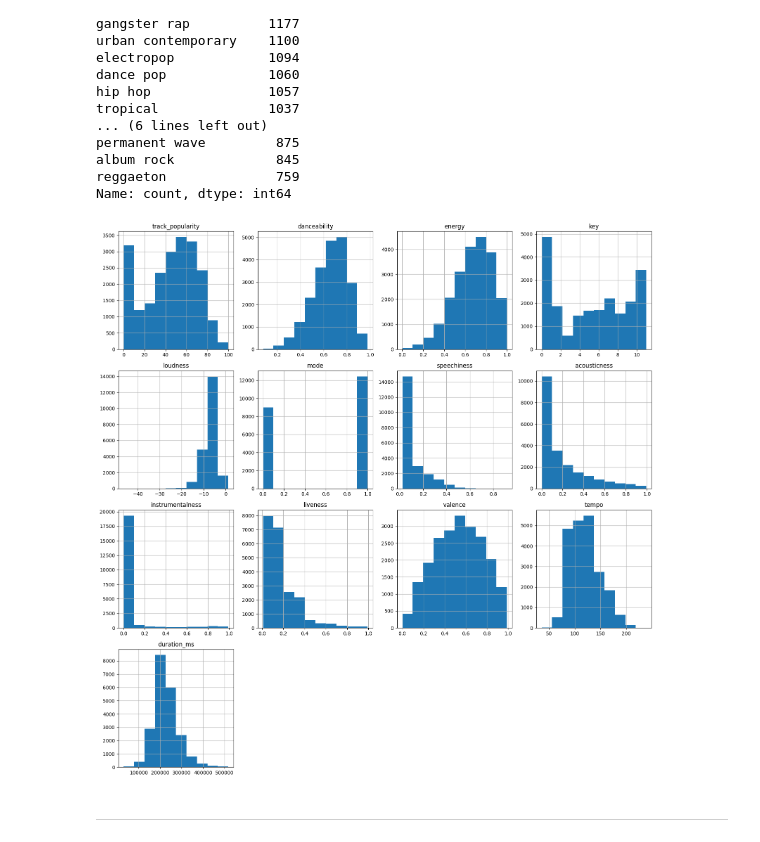
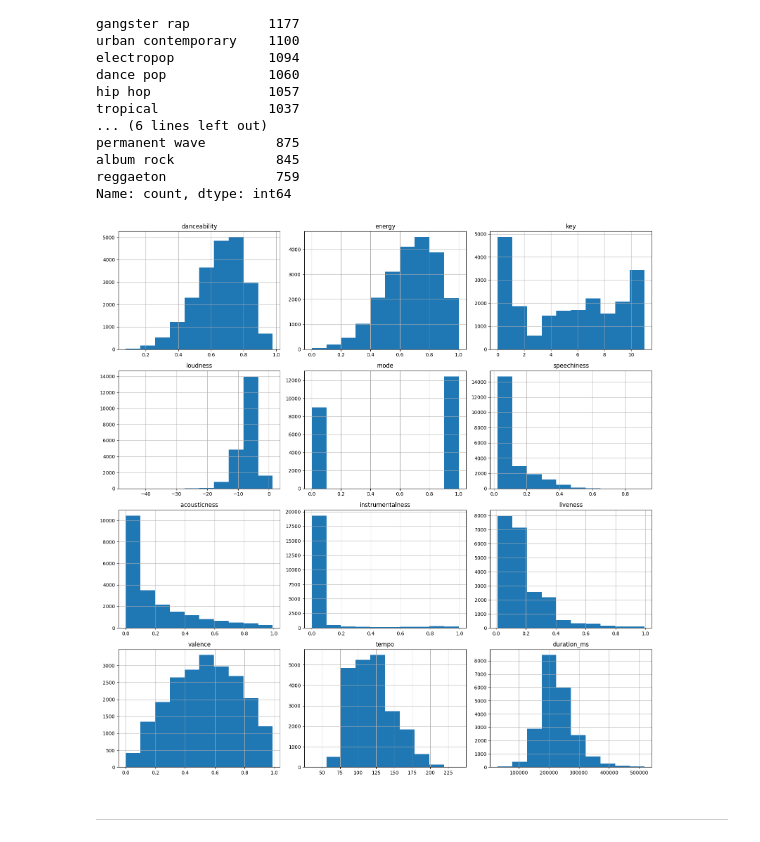
Before and after one commit to Bees11111/DeepLearning_Project, a Jupyter notebook: Projet-2/partie1.ipynb, the cells around one changed output. Saved outputs shown, nothing was run; the diff lists cells and outputs as text; code cells hidden in the pictures.

```diff
--- a/Projet-2/partie1.ipynb
+++ b/Projet-2/partie1.ipynb
@@ -107,27 +107,27 @@ Name: count, dtype: int64
 # %%
 # Histogrammes des distributions des variables numériques
 
 num_cols = [
-    "track_popularity",
+    # "track_popularity",
     "danceability",
     "energy",
     "key",
     "loudness",
     "mode",
     "speechiness",
     "acousticness",
     "instrumentalness",
     "liveness",
     "valence",
     "tempo",
     "duration_ms",
 ]
 
 train_df[num_cols].hist(figsize=(16, 16))
 plt.tight_layout()
 plt.show()
 # %% [output]
-[figure, old version]
+[figure, new version]
 # %% [markdown]
 ---
 # %% [markdown]
```
Also changed, not shown: parts of 6 cells of this notebook, 3 other files.
